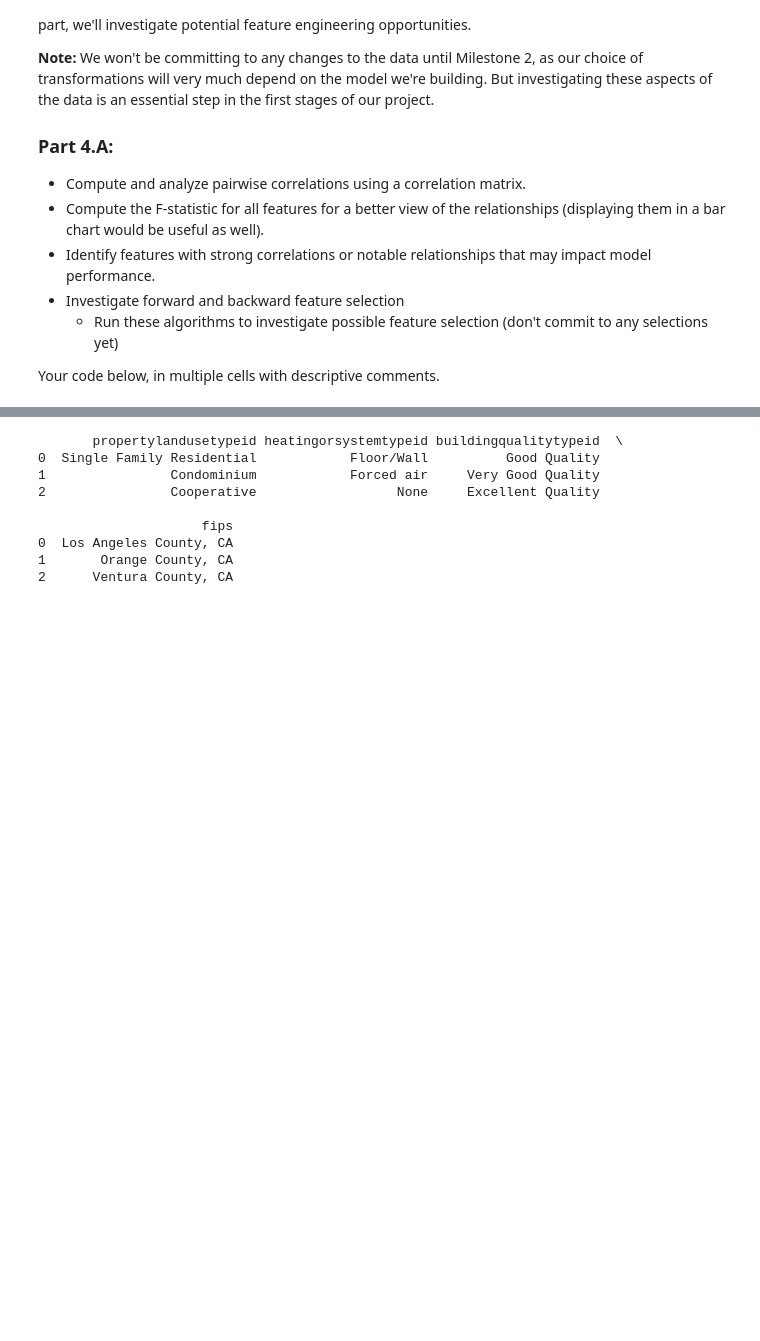
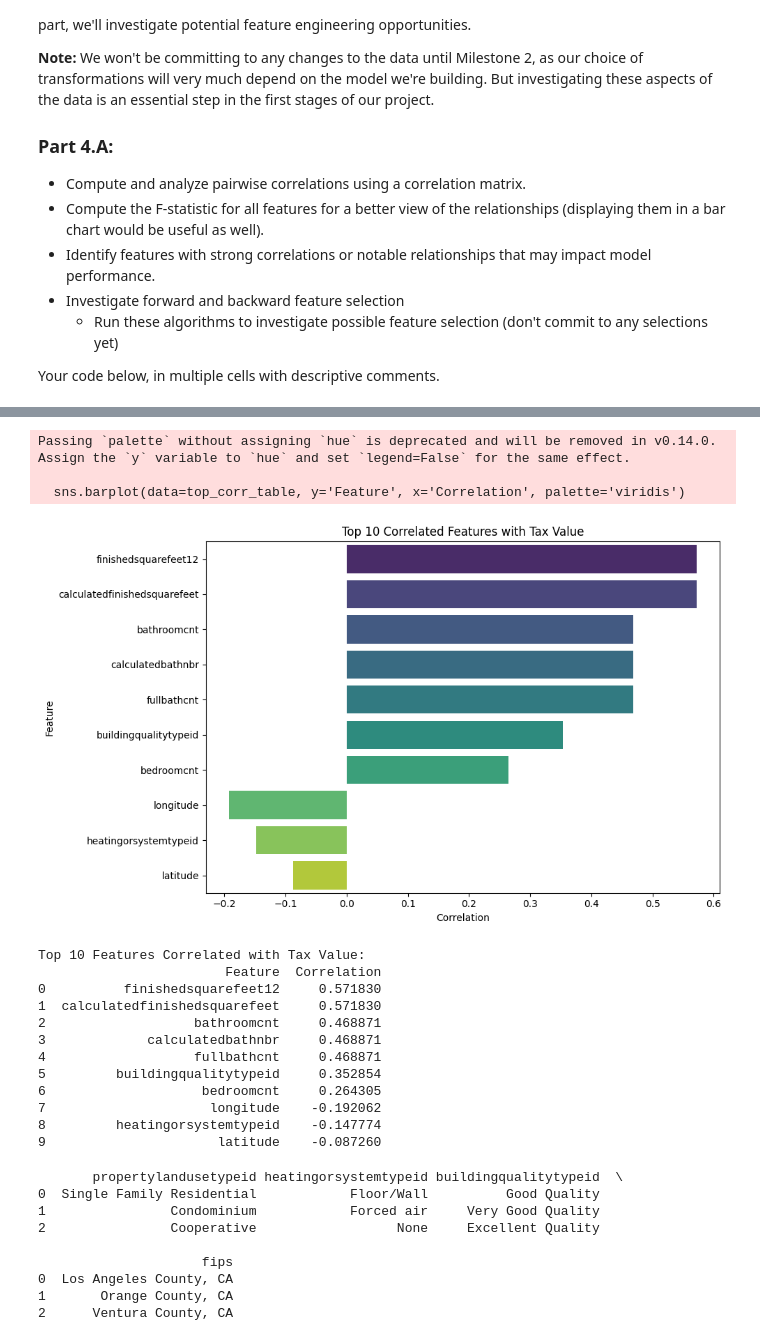
Before and after one commit to ndumay/Module3Assignments2-Final, a Jupyter notebook: Mod3-Milestone1/Milestone_01.ipynb, the cells around one changed output, grey strips where cells are left out. Cells and saved outputs as stored; diff of their text form; code cells hidden in the pictures; blank space fills up the shorter version.

```diff
--- a/Mod3-Milestone1/Milestone_01.ipynb
+++ b/Mod3-Milestone1/Milestone_01.ipynb
@@ -686,3 +809,65 @@ Your code below, in multiple cells with descriptive comments.
+# %%
+import pandas as pd
+import numpy as np
+import matplotlib.pyplot as plt
+import seaborn as sns
+
+# Load your dataset
+df = pd.read_csv("zillow_dataset.csv")
+
+# Step 1: Validate presence of target
+assert 'taxvaluedollarcnt' in df.columns, "Target column not found."
+
+# Step 2: Filter to numeric columns
+numeric_df = df.select_dtypes(include=[np.number])
+
+# Step 3: Drop columns with over 60% nulls
+null_percent = numeric_df.isnull().mean()
+numeric_df = numeric_df.loc[:, null_percent < 0.6]
+
+# Step 4: Drop rows with any remaining nulls
+numeric_df = numeric_df.dropna()
+
+# Step 5: Correlation matrix
+corr_matrix = numeric_df.corr()
+
+# Step 6: Correlation with target
+target_corr = corr_matrix['taxvaluedollarcnt'].drop('taxvaluedollarcnt')
+top_corr = target_corr.abs().sort_values(ascending=False).head(10)
+
+# Step 7: Create summary table
+top_corr_table = pd.DataFrame({
+    'Feature': top_corr.index,
+    'Correlation': target_corr[top_corr.index]
+}).reset_index(drop=True)
+
+# Step 8: Visualize top correlations
+plt.figure(figsize=(10, 6))
+sns.barplot(data=top_corr_table, y='Feature', x='Correlation', palette='viridis')
+plt.title("Top 10 Correlated Features with Tax Value")
+plt.tight_layout()
+plt.show()
+
+# Step 9: Print validation table
+print("\nTop 10 Features Correlated with Tax Value:")
+print(top_corr_table)
+# %% [output]
+Passing `palette` without assigning `hue` is deprecated and will be removed in v0.14.0. Assign the `y` variable to `hue` and set `legend=False` for the same effect.
+
+  sns.barplot(data=top_corr_table, y='Feature', x='Correlation', palette='viridis')
+[figure, added]
+Top 10 Features Correlated with Tax Value:
+                        Feature  Correlation
+0          finishedsquarefeet12     0.571830
+1  calculatedfinishedsquarefeet     0.571830
+2                   bathroomcnt     0.468871
+3             calculatedbathnbr     0.468871
+4                   fullbathcnt     0.468871
+5         buildingqualitytypeid     0.352854
+6                    bedroomcnt     0.264305
+7                     longitude    -0.192062
+8         heatingorsystemtypeid    -0.147774
+9                      latitude    -0.087260
 # %%
 # Sample DataFrame
 df = pd.DataFrame({
```
Also changed, not shown: parts of 10 cells of this notebook, 1 other file.
